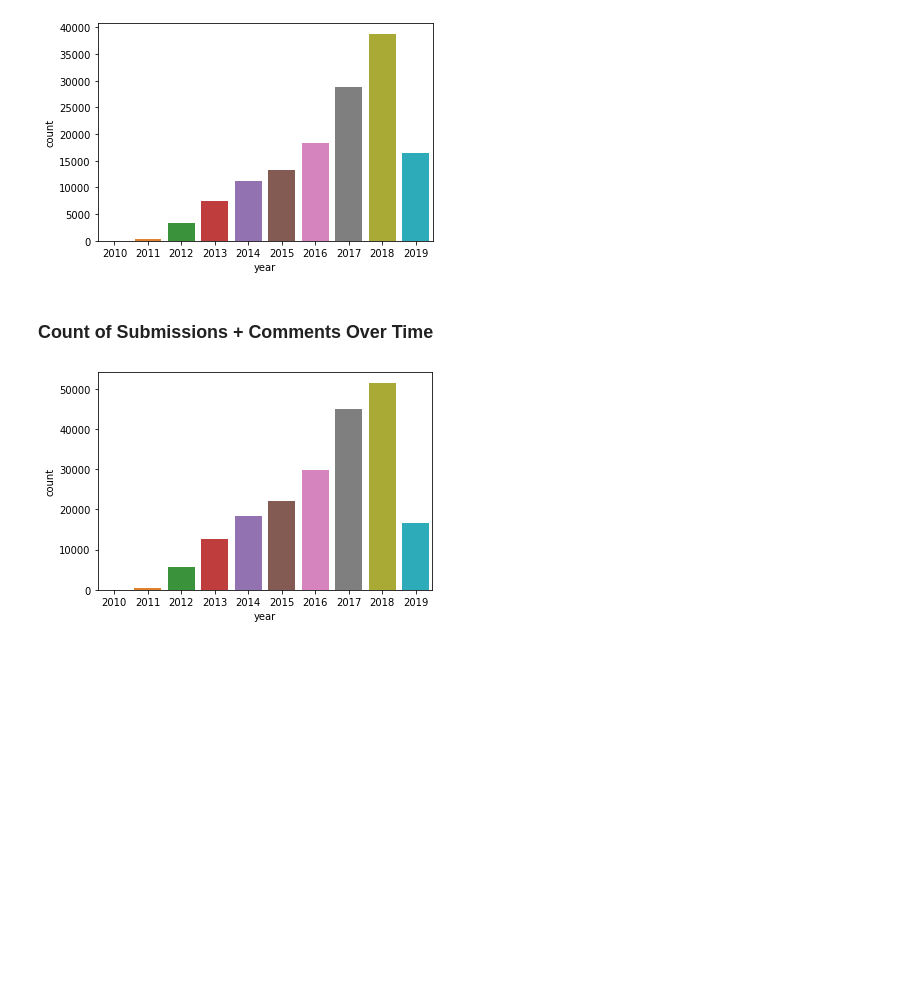
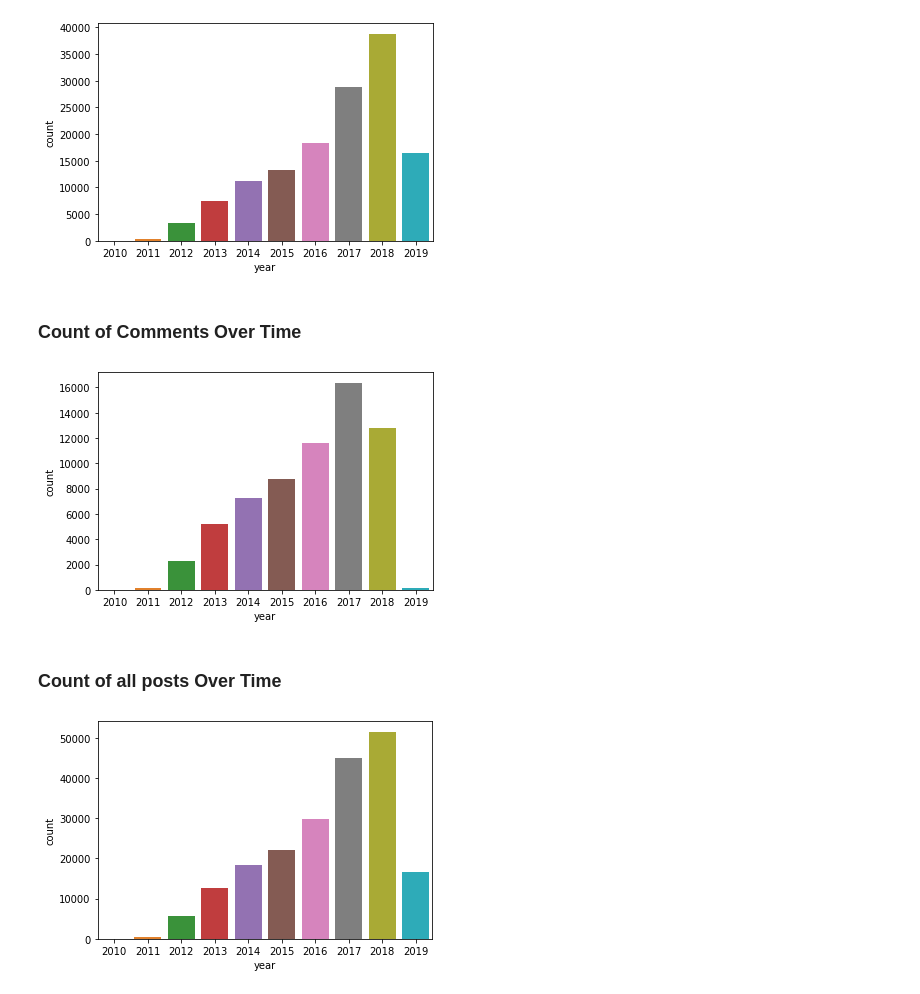
Before and after one commit to akilby/drug_pricing, a Jupyter notebook: notebooks/summary.ipynb, the cells around one changed output. Drawn from its saved outputs; the diff is of its cells as text; code cells hidden in the pictures; blank space fills up the shorter version.

```diff
--- a/notebooks/summary.ipynb
+++ b/notebooks/summary.ipynb
@@ -60,7 +60,21 @@ plt.show()
 # %% [output]
 [figure]
 # %% [markdown]
-### Count of Submissions + Comments Over Time
+### Count of Comments Over Time
+# %%
+# format data
+query = list(CommentPost.objects.aggregate(year_count_pipeline))
+years = [str(it["_id"]["year"]) for it in query]
+comment_counts = [it["count"] for it in query]
+df = pd.DataFrame({"year": years, "count": comment_counts})
+
+# plot
+sns.barplot(x="year", y="count", data=df)
+plt.show()
+# %% [output]
+[figure, added]
+# %% [markdown]
+### Count of all posts Over Time
 # %%
 # extract data
 query = list(Post.objects.aggregate(year_count_pipeline))
```
Also changed, not shown: parts of 14 cells of this notebook, 4 other files.
